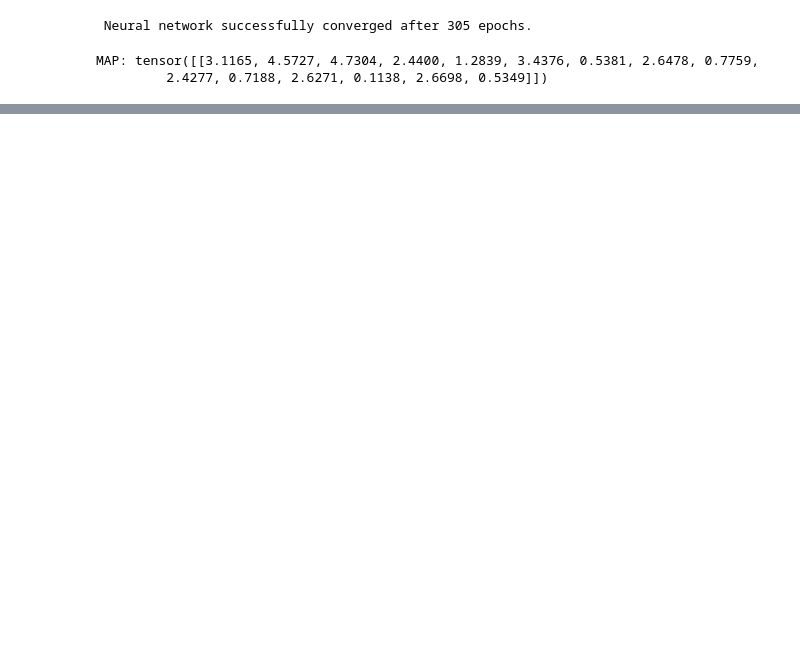
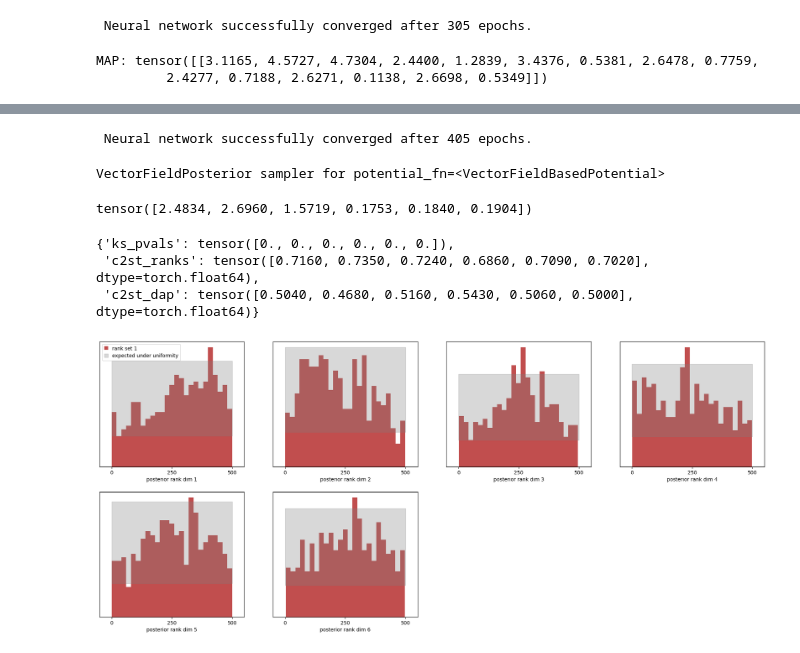
Before and after one commit to ps789/8803-dt-project, a Jupyter notebook: rebound.ipynb, the cells around one changed output, grey strips where cells are left out. Drawn from its saved outputs; the diff is of its cells as text; code cells hidden in the pictures; blank space fills up the shorter version.

```diff
--- a/rebound.ipynb
+++ b/rebound.ipynb
@@ -91,0 +753,18 @@ MAP: tensor([[3.1165, 4.5727, 4.7304, 2.4400, 1.2839, 3.4376, 0.5381, 2.6478, 0.
+# %%
+inference2 = FMPE(prior=prior2)
+inference2.append_simulations(theta_train, x_train)
+density_estimator2 = inference2.train()
+# %% [output]
+ Neural network successfully converged after 405 epochs.
+# %%
+posterior2 = inference2.build_posterior(density_estimator2)
+# %%
+x_obs = torch.tensor(summary_statistics(simulate(1e-6, 1e-6, 1e-3, 0.8, 0.9, 1.0, 0, 0, 0.1)))
+x_obs[:3] = torch.log(x_obs[:3].clamp(min=1e-10))
+a = x_obs[3:6]
+x_obs[3:6] = torch.where(a > 0, torch.log(a.clamp(min=1e-3)), torch.full_like(a, -10.0))
+x_obs[6:] = torch.clamp(x_obs[6:], min=0, max=10.0)
+# %%
+posterior2.set_default_x(x_obs)
+# %% [output]
+VectorFieldPosterior sampler for potential_fn=<VectorFieldBasedPotential>
@@ -91,0 +775,4 @@ MAP: tensor([[3.1165, 4.5727, 4.7304, 2.4400, 1.2839, 3.4376, 0.5381, 2.6478, 0.
+# %%
+map_estimate
+# %% [output]
+tensor([2.4834, 2.6960, 1.5719, 0.1753, 0.1840, 0.1904])
@@ -91,0 +785,22 @@ MAP: tensor([[3.1165, 4.5727, 4.7304, 2.4400, 1.2839, 3.4376, 0.5381, 2.6478, 0.
+# %%
+idx = torch.randperm(len(theta_test))[:500]
+
+ranks, dap_samples = run_sbc(
+    theta_test[idx], x_test[idx], posterior2,
+    num_posterior_samples=500
+)
+
+from sbi.analysis import sbc_rank_plot
+f, ax = sbc_rank_plot(
+    ranks=ranks,
+    num_posterior_samples=500,
+    plot_type="hist"
+    )
+
+
+check_sbc(ranks, theta_test[idx], dap_samples)
+# %% [output]
+{'ks_pvals': tensor([0., 0., 0., 0., 0., 0.]),
+ 'c2st_ranks': tensor([0.7160, 0.7350, 0.7240, 0.6860, 0.7090, 0.7020], dtype=torch.float64),
+ 'c2st_dap': tensor([0.5040, 0.4680, 0.5160, 0.5430, 0.5060, 0.5000], dtype=torch.float64)}
+[figure, added]
```
Also changed, not shown: parts of 101 cells of this notebook, 8 other files.
